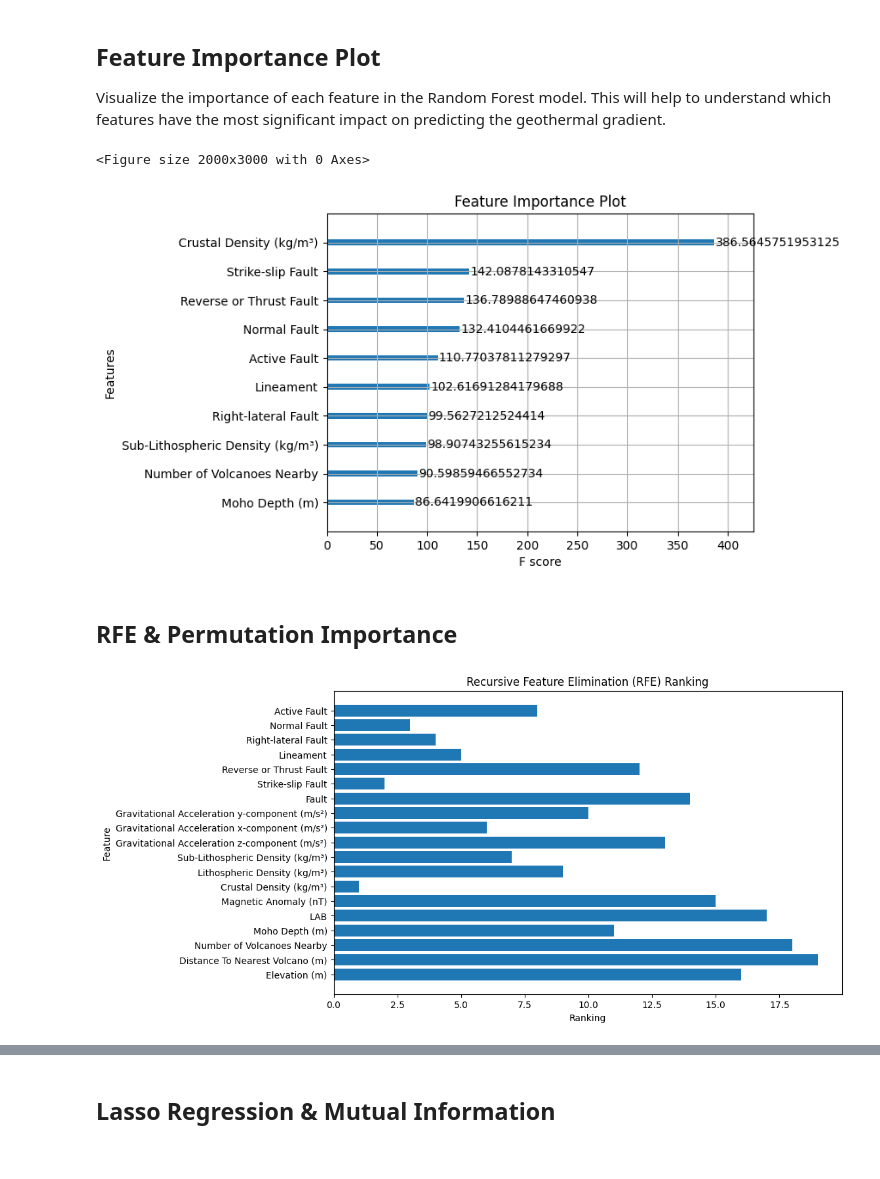
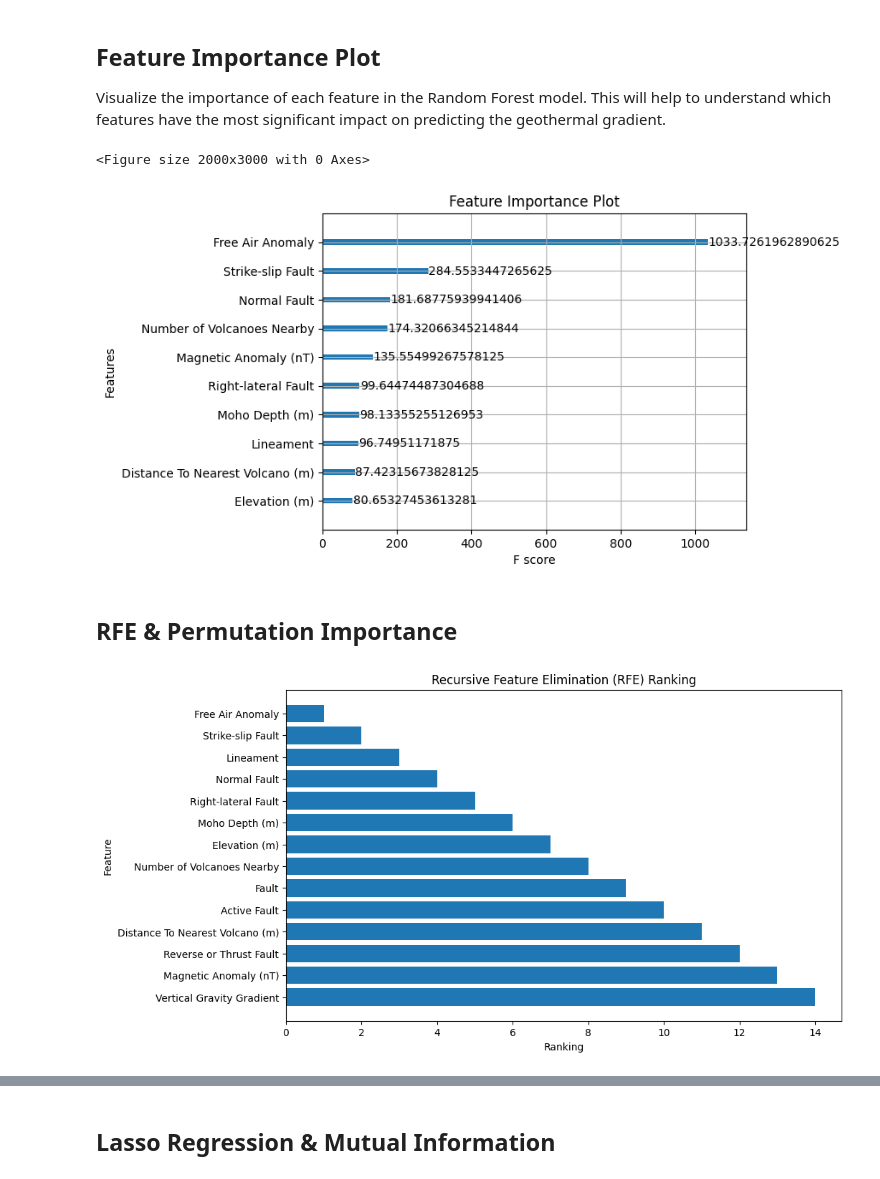
Before and after one commit to jcmefra/Geothermal-Gradient-Machine-Learning, a Jupyter notebook: Model_V2.ipynb, the cells around one changed output, grey strips where cells are left out. Saved outputs shown, nothing was run; the diff lists cells and outputs as text; code cells hidden in the pictures.

Commit message:
modified data

```diff
--- a/Model_V2.ipynb
+++ b/Model_V2.ipynb
@@ -853,17 +806,13 @@ plt.show()
 ## Data Splitting
 # %%
 # Define feature matrix (X) and target variables (y)
-X = cleaned_data[['Latitude', 'Longitude','Elevation (m)',
-        'Distance To Nearest Volcano (m)', 'Number of Volcanoes Nearby',
-        'Moho Depth (m)', 'LAB', 'Magnetic Anomaly (nT)', 'Crustal Density (kg/m³)',
-        'Lithospheric Density (kg/m³)', 'Sub-Lithospheric Density (kg/m³)',
-        'Gravitational Acceleration z-component (m/s²)',
-        'Gravitational Acceleration x-component (m/s²)',
-        'Gravitational Acceleration y-component (m/s²)',
-        'Fault',
-        'Strike-slip Fault',
-        'Reverse or Thrust Fault', 'Lineament', 'Right-lateral Fault',
-        'Normal Fault', 'Active Fault']]
+X = cleaned_data[['Latitude', 'Longitude', 'Elevation (m)',
+       'Distance To Nearest Volcano (m)',
+       'Number of Volcanoes Nearby', 'Moho Depth (m)', 'Fault',
+       'Strike-slip Fault', 'Reverse or Thrust Fault',
+       'Lineament', 'Right-lateral Fault',
+       'Normal Fault', 'Active Fault', 'Magnetic Anomaly (nT)',
+       'Vertical Gravity Gradient', 'Free Air Anomaly']]
 
 y = cleaned_data['Apparent Geothermal Gradient (°C/Km)']
 
@@ -929,5 +878,5 @@ Best Mean Squared Error: 23.601193446654147
 # %%
-best_params = {'colsample_bytree': 0.5, 'gamma': 0.1, 'learning_rate': 0.1, 'max_depth': 7, 'min_child_weight': 1, 'reg_alpha': 0, 'reg_lambda': 1}
+best_params = {'colsample_bytree': 0.7, 'gamma': 0, 'learning_rate': 0.1, 'max_depth': 7, 'min_child_weight': 10, 'reg_alpha': 1, 'reg_lambda': 2}
 # %% [markdown]
 ## Train XGBoost and evaluate model
 # %%
@@ -1175,7 +1124,7 @@ plt.title('Feature Importance Plot')
 plt.show()
 # %% [output]
 <Figure size 2000x3000 with 0 Axes>
-[figure, old version]
+[figure, new version]
 # %% [markdown]
 ## RFE & Permutation Importance
 # %%
@@ -1187,22 +1136,28 @@ from sklearn.feature_selection import mutual_info_regression
 # %%
 # Recursive Feature Elimination (RFE)
 selector = RFE(best_xgb_model, n_features_to_select=1)
 selector = selector.fit(X_train, y_train)
 feature_ranking = selector.ranking_
 
 # Get the names of features
 feature_names = X_train.columns
 
+# Sort the features based on their ranking
+sorted_idx = feature_ranking.argsort()
+sorted_ranking = feature_ranking[sorted_idx]
+sorted_feature_names = feature_names[sorted_idx]
+
 # Plot feature ranking
 plt.figure(figsize=(10, 6))
-plt.barh(range(len(feature_ranking)), feature_ranking)
-plt.yticks(range(len(feature_ranking)), feature_names)  # Set feature names on y-axis
+plt.barh(range(len(sorted_ranking)), sorted_ranking, align='center')
+plt.yticks(range(len(sorted_feature_names)), sorted_feature_names)  # Set feature names on y-axis
 plt.title('Recursive Feature Elimination (RFE) Ranking')
 plt.xlabel('Ranking')
 plt.ylabel('Feature')
+plt.gca().invert_yaxis()  # Invert y-axis to have the most important feature at the top
 plt.show()
 # %% [output]
-[figure, old version]
+[figure, new version]
 # %%
 # Permutation Importance
 perm_importance = permutation_importance(best_xgb_model, X_test, y_test, n_repeats=30, random_state=42)
```
Also changed, not shown: parts of 90 cells of this notebook, 8 other files.
